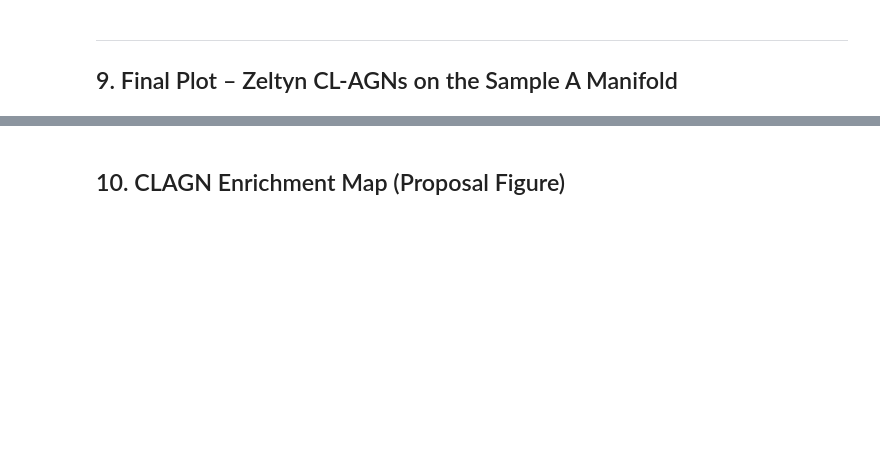
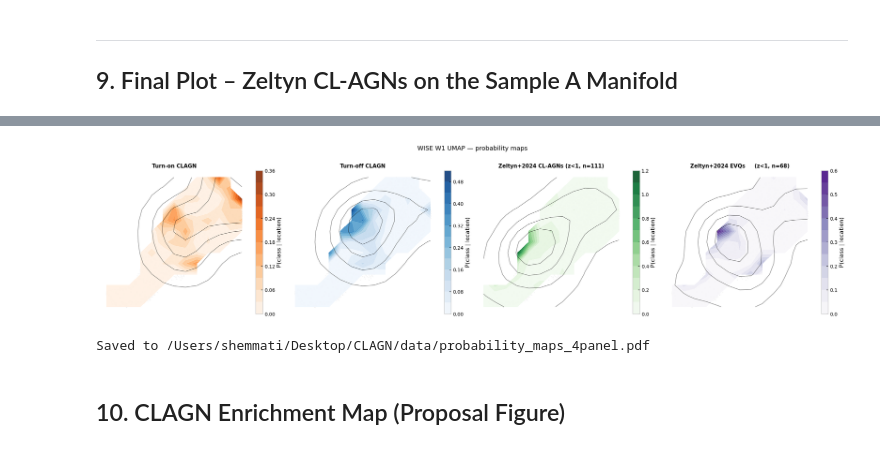
Before and after one commit to xoubish/CLAGN, a Jupyter notebook: wise_manifold_zeltyn.ipynb, the cells around one changed output, grey strips where cells are left out. Cells and saved outputs as stored; diff of their text form; code cells hidden in the pictures; blank space fills up the shorter version.

```diff
--- a/wise_manifold_zeltyn.ipynb
+++ b/wise_manifold_zeltyn.ipynb
@@ -304,3 +679,76 @@ print('Saved to', out)
+# %%
+from scipy.ndimage import gaussian_filter
+
+emb   = mapp.embedding_
+NBINS = 13
+
+bw_x = (emb[:,0].max() - emb[:,0].min()) / NBINS / 2
+bw_y = (emb[:,1].max() - emb[:,1].min()) / NBINS / 2
+hist_all, x_edges, y_edges = np.histogram2d(
+    emb[:,0], emb[:,1], bins=NBINS,
+    range=[[emb[:,0].min()-bw_x, emb[:,0].max()+bw_x],
+           [emb[:,1].min()-bw_y, emb[:,1].max()+bw_y]])
+xc = 0.5 * (x_edges[:-1] + x_edges[1:])
+yc = 0.5 * (y_edges[:-1] + y_edges[1:])
+XX, YY = np.meshgrid(xc, yc)
+
+def prob_map(pts):
+    h, _, _ = np.histogram2d(pts[:, 0], pts[:, 1], bins=(x_edges, y_edges))
+    with np.errstate(invalid='ignore'):
+        return np.where(hist_all > 0, h / hist_all, np.nan)
+
+def smooth_density(pts, sigma=1.5, threshold=0.05):
+    """Gaussian-smoothed normalised density for contours."""
+    h, _, _ = np.histogram2d(pts[:, 0], pts[:, 1], bins=(x_edges, y_edges))
+    h_s = gaussian_filter(h.astype(float), sigma=sigma)
+    h_n = h_s / h_s.max() if h_s.max() > 0 else h_s
+    h_n[h_n < threshold] = 0
+    return h_n
+
+turn_on_pts  = emb[labcw.get('Turn-on',  [])]
+turn_off_pts = emb[labcw.get('Turn-off', [])]
+
+# Panels: Turn-on | Turn-off | Zeltyn CL-AGNs | EVQs
+panels = [
+    (turn_on_pts,  'Turn-on CLAGN',               'Oranges'),
+    (turn_off_pts, 'Turn-off CLAGN',               'Blues'),
+    (embedding_Z,  f'Zeltyn+2024 CL-AGNs (z<1, n={len(embedding_Z)})', 'Greens'),
+    (embedding_E,  f'Zeltyn+2024 EVQs     (z<1, n={len(embedding_E)})', 'Purples'),
+]
+
+fig, axes = plt.subplots(1, 4, figsize=(22, 5), sharey=True)
+
+for ax, (pts, title, cmap) in zip(axes, panels):
+    # Grey scatter of full UMAP
+    ax.scatter(emb[:, 0], emb[:, 1], s=3, c='lightgrey', alpha=0.15, zorder=0)
+
+    if len(pts) >= 3:
+        pm = prob_map(pts)
+        # filled probability map
+        cf = ax.contourf(XX, YY, pm.T, levels=12, cmap=cmap, alpha=0.88, zorder=1)
+        plt.colorbar(cf, ax=ax, fraction=0.046, pad=0.04, label='P(class | location)')
+
+        # smooth contour outline
+        sd = smooth_density(pts, sigma=1.5, threshold=0.05)
+        lvls = np.linspace(0.1, sd.max(), 5) if sd.max() > 0.1 else None
+        if lvls is not None:
+            ax.contour(XX, YY, sd.T, levels=lvls, colors='black', linewidths=0.8, zorder=2, alpha=0.6)
+    else:
+        ax.text(0.5, 0.5, 'Not enough\ndata', ha='center', va='center',
+                transform=ax.transAxes, fontsize=11, color='grey')
+
+    ax.set_title(title, size=11, fontweight='bold')
+    ax.axis('off')
+
+plt.suptitle('WISE W1 UMAP — probability maps', size=13, y=1.01)
+plt.tight_layout()
+out = os.path.join(DATA_DIR, 'probability_maps_4panel.pdf')
+plt.savefig(out, bbox_inches='tight', dpi=150)
+plt.show()
+print('Saved to', out)
+# %% [output]
+[figure, added]
+Saved to /Users/shemmati/Desktop/CLAGN/data/probability_maps_4panel.pdf
 # %% [markdown]
 ## 10. CLAGN Enrichment Map (Proposal Figure)
 # %%
```
Also changed, not shown: parts of 24 cells of this notebook, 2 other files.
